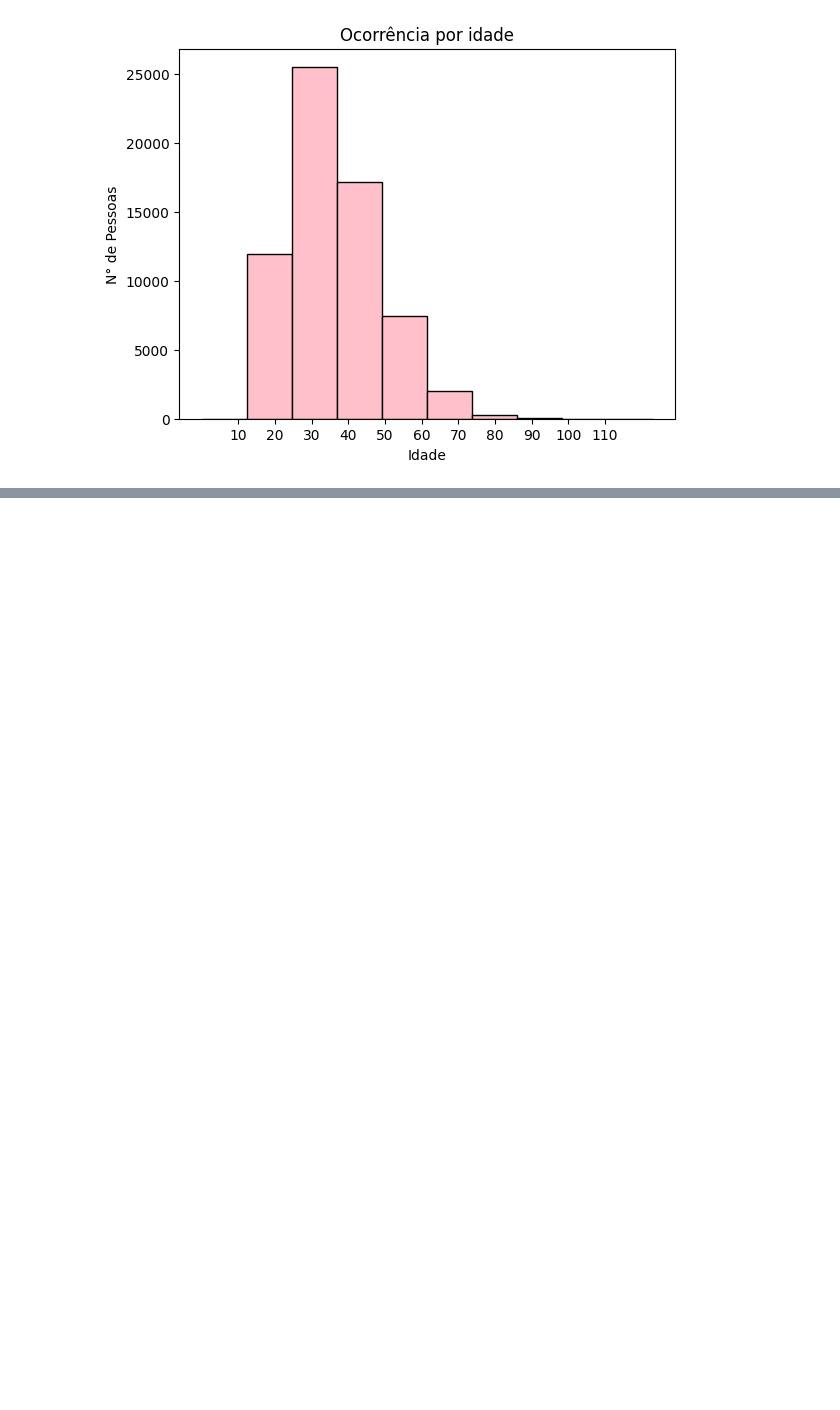
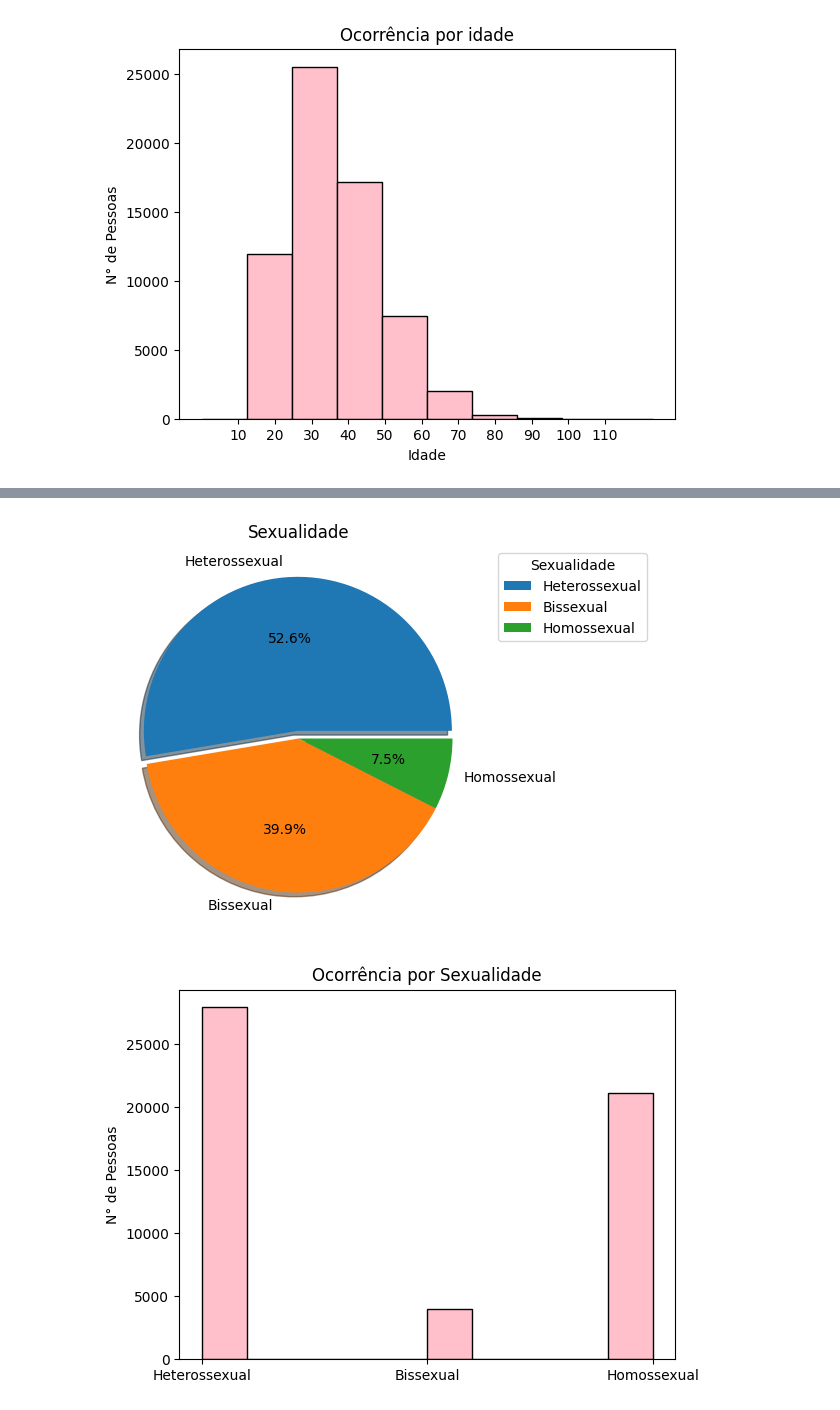
Before and after one commit to Allan270692/projeto, a Jupyter notebook: lol.ipynb, the cells around one changed output, grey strips where cells are left out. Cells and saved outputs as stored; diff of their text form; code cells hidden in the pictures; blank space fills up the shorter version.

```diff
--- a/lol.ipynb
+++ b/lol.ipynb
@@ -57,0 +58,51 @@ plt.show() #exibe o gráfico
+# %%
+import pandas as pd
+import matplotlib.pyplot as plt
+
+df = pd.read_excel("dados_aids_hiv_excel_1.xlsx") # lê a tabela completa
+df = df.dropna(subset=['ANT_REL_CA']) #retirando valores nulos da coluna
+
+#print(df['ANT_REL_CA'].unique())
+
+#A PARTIR DAQUI: renomeando para facilitação do entendimento do gráfico
+df['ANT_REL_CA'] = df['ANT_REL_CA'].map(lambda x: str(x).replace('Homo/Hemofílico', 'Homossexual'))
+df['ANT_REL_CA'] = df['ANT_REL_CA'].map(lambda x: str(x).replace('Homo/Drogas', 'Homossexual'))
+
+df['ANT_REL_CA'] = df['ANT_REL_CA'].map(lambda x: str(x).replace('Hetero/Droga', 'Heterossexual'))
+df['ANT_REL_CA'] = df['ANT_REL_CA'].map(lambda x: str(x).replace('Hetero/Hemofílico', 'Heterossexual'))
+df['ANT_REL_CA'] = df['ANT_REL_CA'].map(lambda x: str(x).replace('Hetero/Droga/Hemofílico', 'Heterossexual'))
+df['ANT_REL_CA'] = df['ANT_REL_CA'].map(lambda x: str(x).replace('Heterossexual/Hemofílico', 'Heterossexual'))
+
+df['ANT_REL_CA'] = df['ANT_REL_CA'].map(lambda x: str(x).replace('Bi/Drogas', 'Bissexual'))
+df['ANT_REL_CA'] = df['ANT_REL_CA'].map(lambda x: str(x).replace('Bi/Hemofílico', 'Bissexual'))
+df['ANT_REL_CA'] = df['ANT_REL_CA'].map(lambda x: str(x).replace('Bi/Droga/Hemofílico', 'Bissexual'))
+
+#criando a figura pie
+
+fig = plt.figure(figsize =(8, 5))  #tamanho da figura
+explode = [0.05, 0, 0]    #destacando uma das fatias
+#criando o gráfico
+plt.pie(df['ANT_REL_CA'].value_counts(),
+         labels = df['ANT_REL_CA'].unique(),
+         autopct='%1.1f%%',
+           explode=explode,
+             shadow = True)
+
+plt.title("Sexualidade")
+plt.legend(df['ANT_REL_CA'].unique(), title = "Sexualidade", loc = "upper left", bbox_to_anchor =(1.0, 1)) #criando a legenda do gráfico
+plt.savefig("pie_sexualidade.pdf", format='pdf') #gera um pdf da análise
+plt.show() #exibe o gráfico
+
+#criando figura hist
+
+plt.hist(df['ANT_REL_CA'], color='pink', edgecolor='black') #criamos um histograma e personalizamos
+plt.title("Ocorrência por Sexualidade") #atribui um título ao gráfico
+#plt.xlabel("Sexualidade") #nomeia o eixo x
+plt.xticks(df['ANT_REL_CA'].unique()) #eixo x terá os elementos descritos em intervalo
+plt.ylabel("N° de Pessoas") #nomeia o eixo y
+
+plt.savefig("hist_sexualidade.pdf", format='pdf') #gera um pdf da análise
+plt.show() #exibe o gráfico
+# %% [output]
+[figure, added]
+[figure, added]
```
Also changed, not shown: parts of 1 cell of this notebook, 4 other files.
